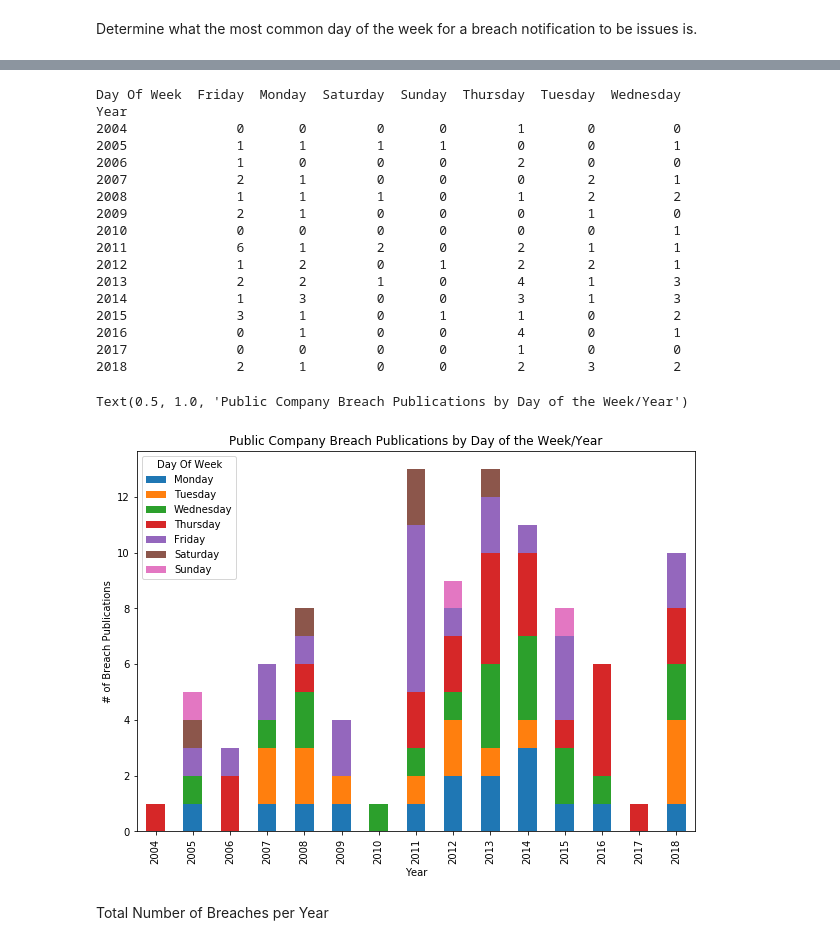
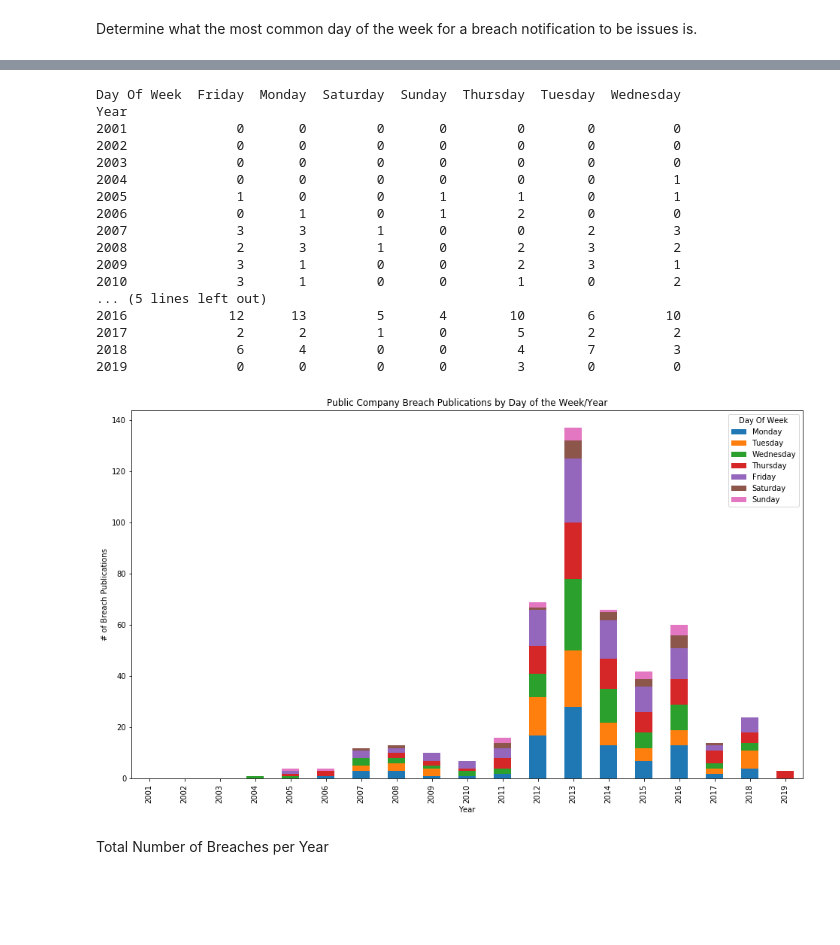
Before and after one commit to csanders-git/StockData, a Jupyter notebook: Stock_Data.ipynb, the cells around one changed output, grey strips where cells are left out. Cells and saved outputs as stored; diff of their text form; code cells hidden in the pictures; blank space fills up the shorter version.

```diff
--- a/Stock_Data.ipynb
+++ b/Stock_Data.ipynb
@@ -26,19 +26,24 @@ Determine what the most common day of the week for a breach notification to be i
 # %%
 csv_headers, csv_reader = get_csv_file("dataset.csv")
 pub_index = csv_headers.index("Publication")
-
+public_index = csv_headers.index("Was_Public")
 
 days_of_week_index = ['Monday','Tuesday','Wednesday','Thursday', 'Friday', 'Saturday', 'Sunday']
-df = pd.DataFrame({"Day of Week": days_of_week_index, "# of Breach Publications": [0, 0, 0, 0, 0, 0, 0] })
+df = pd.DataFrame({"Day of Week": days_of_week_index, "Public Breach": [0, 0, 0, 0, 0, 0, 0], "Private Breach": [0, 0, 0, 0, 0, 0, 0] })
 
 # Iterate through all publication dates
 for breach in csv_reader:
     pub_date = breach[pub_index]
+    is_public = breach[public_index]
     # skip entries without pubdatyes
     if pub_date is '':
         continue
     # convert the date to a datetime and then get the day of week (0-6 value)
     pub_date = datetime.datetime.strptime(pub_date, "%m/%d/%y")
-    df.loc[pub_date.weekday(), "# of Breach Publications"] += 1
+
+    if is_public == "TRUE":
+        df.loc[pub_date.weekday(), "Public Breach"] += 1
+    else:
+        df.loc[pub_date.weekday(), "Private Breach"] += 1
 print(df)
 # %% [output]
@@ -53,8 +58,14 @@ print(df)
 # %%
 # Change the output image size
-plt.rcParams['figure.figsize'] = [10, 5]
+#plt.rcParams['figure.figsize'] = [10, 5]
 # Generate our bar graph
-ax = df.plot.bar(x='Day of Week', y='# of Breach Publications', rot=0)
+#ax = df.plot.bar(x='Day of Week', y='# of Breach Publications', rot=0)
+#plt.ylabel('# of Breach Publications')
+#plt.title('Public Company Breach Publications by Day of the Week')
+df.loc[:,df.columns].plot.bar(x="Day of Week", stacked=True, figsize=(16,8))
 plt.ylabel('# of Breach Publications')
-plt.title('Public Company Breach Publications by Day of the Week')
+plt.xlabel('Day of Week')
+plt.legend(title="Type of Breach Publications")
+plt.title('Breach publications by day of week')
+plt.savefig('images/breach-publications-by-day-of-week.png', bbox_inches='tight', dpi=300)
 # %% [output]
@@ -63,6 +73,7 @@ Text(0.5, 1.0, 'Public Company Breach Publications by Day of the Week')
 # %%
 csv_headers, csv_reader = get_csv_file("dataset.csv")
 pub_index = csv_headers.index("Publication")
+public_index = csv_headers.index("Was_Public")
 
 # use a set to only identify each element once
 years = set()
@@ -93,12 +104,16 @@ csv_headers, csv_reader = get_csv_file("dataset.csv")
 
 for breach in csv_reader:
     pub_date = breach[pub_index]
+    is_public = breach[public_index]
+
     # skip entries without pubdatyes
     if pub_date is '':
         continue
     # convert the date to a datetime and then get the day of week (0-6 value)
     pub_date = datetime.datetime.strptime(pub_date, "%m/%d/%y")
-    breach_numbers_dict[pub_date.year][pub_date.weekday()] += 1
+
+    if is_public == "TRUE":
+        breach_numbers_dict[pub_date.year][pub_date.weekday()] += 1
 
 breach_years = []
 breach_days_of_week = []
@@ -118,28 +133,28 @@ print(pivot_df)
 # %% [output]
 Day Of Week  Friday  Monday  Saturday  Sunday  Thursday  Tuesday  Wednesday
 Year
-2004              0       0         0       0         1        0          0
-2005              1       1         1       1         0        0          1
-2006              1       0         0       0         2        0          0
-2007              2       1         0       0         0        2          1
-2008              1       1         1       0         1        2          2
-2009              2       1         0       0         0        1          0
-2010              0       0         0       0         0        0          1
-2011              6       1         2       0         2        1          1
-2012              1       2         0       1         2        2          1
-2013              2       2         1       0         4        1          3
-2014              1       3         0       0         3        1          3
-2015              3       1         0       1         1        0          2
-2016              0       1         0       0         4        0          1
-2017              0       0         0       0         1        0          0
-2018              2       1         0       0         2        3          2
+2001              0       0         0       0         0        0          0
+2002              0       0         0       0         0        0          0
+2003              0       0         0       0         0        0          0
+2004              0       0         0       0         0        0          1
+2005              1       0         0       1         1        0          1
+2006              0       1         0       1         2        0          0
+2007              3       3         1       0         0        2          3
+2008              2       3         1       0         2        3          2
+2009              3       1         0       0         2        3          1
+2010              3       1         0       0         1        0          2
+... (5 lines left out)
+2016             12      13         5       4        10        6         10
+2017              2       2         1       0         5        2          2
+2018              6       4         0       0         4        7          3
+2019              0       0         0       0         3        0          0
 # %%
-pivot_df.loc[:,days_of_week_index].plot.bar(stacked=True, figsize=(10,7))
+pivot_df.loc[:,days_of_week_index].plot.bar(stacked=True, figsize=(16,9))
 plt.ylabel('# of Breach Publications')
 plt.title('Public Company Breach Publications by Day of the Week/Year')
+plt.savefig('images/public-breaches-by-year-and-day-of-week.png', bbox_inches='tight', dpi=300)
 # %% [output]
-Text(0.5, 1.0, 'Public Company Breach Publications by Day of the Week/Year')
-[figure, old version]
+[figure, new version]
 # %% [markdown]
 Total Number of Breaches per Year
 # %%
```
Also changed, not shown: parts of 42 cells of this notebook, 15 other files.
